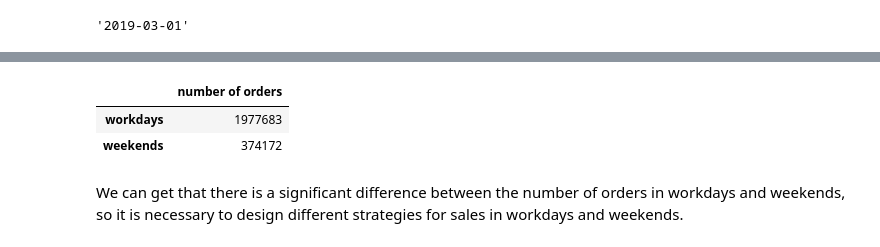
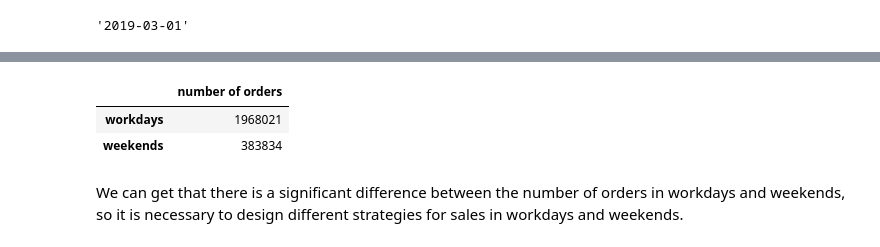
Before and after one commit to Rachel-Fu/WISERCLUB-2019-2020-Final, a Jupyter notebook: Final Part1.ipynb, the cells around one changed output, grey strips where cells are left out. Saved outputs shown, nothing was run; the diff lists cells and outputs as text; code cells hidden in the pictures.

```diff
--- a/Final Part1.ipynb
+++ b/Final Part1.ipynb
@@ -79,23 +79,23 @@ Name: phone_no, dtype: int64
 # %%
 #2-a
 data3=data2.groupby('dt').count().loc[:,'phone_no'].copy()
 data3={'dt':data3.index,'number of orders':data3.values}
 data3=pd.DataFrame(data3)
-data3['timedelta']=0
+holiday=pd.read_csv(r'C:\Users\rcf\Desktop\WISERCLUB\WISERCLUB\holiday.csv',encoding = "UTF-8").iloc[468:509].copy()
+holiday=holiday.rename(index=holiday.loc[:,'dt']).drop(['dt'],axis=1)
+holiday=holiday.loc[:,['type']]
+holiday=pd.DataFrame(holiday)
 data3i=pd.DataFrame(data=[[0],[0]],index=['workdays','weekends'],columns=['number of orders'])
-for i in range(41):
-    data3.loc[i,'dt']=datetime.strptime(data3.loc[i,'dt'],'%Y-%m-%d')
-    data3.loc[i,'timedelta']=rrule.rrule(freq = rrule.DAILY,dtstart=data3.loc[0,'dt'],until=data3.loc[i,'dt']).count()
-for i in range (41):
-    if data3.loc[i,'timedelta']%7==0|data3.loc[i,'timedelta']%7==6:
+for i in range(data3.shape[0]):
+    if holiday.loc[data3.loc[i,'dt']].values>0:
         data3i.loc['weekends','number of orders']+=data3.loc[i,'number of orders']
     else:
         data3i.loc['workdays','number of orders']+=data3.loc[i,'number of orders']
 data3i
 # %% [output]
 |  | number of orders |
-| workdays | 1977683 |
-| weekends | 374172 |
+| workdays | 1968021 |
+| weekends | 383834 |
 # %% [markdown]
 We can get that there is a significant difference between the number of orders in workdays and weekends, so it is necessary to design different strategies for sales in workdays and weekends.
 # %%
```
Also changed, not shown: 1 other file.
